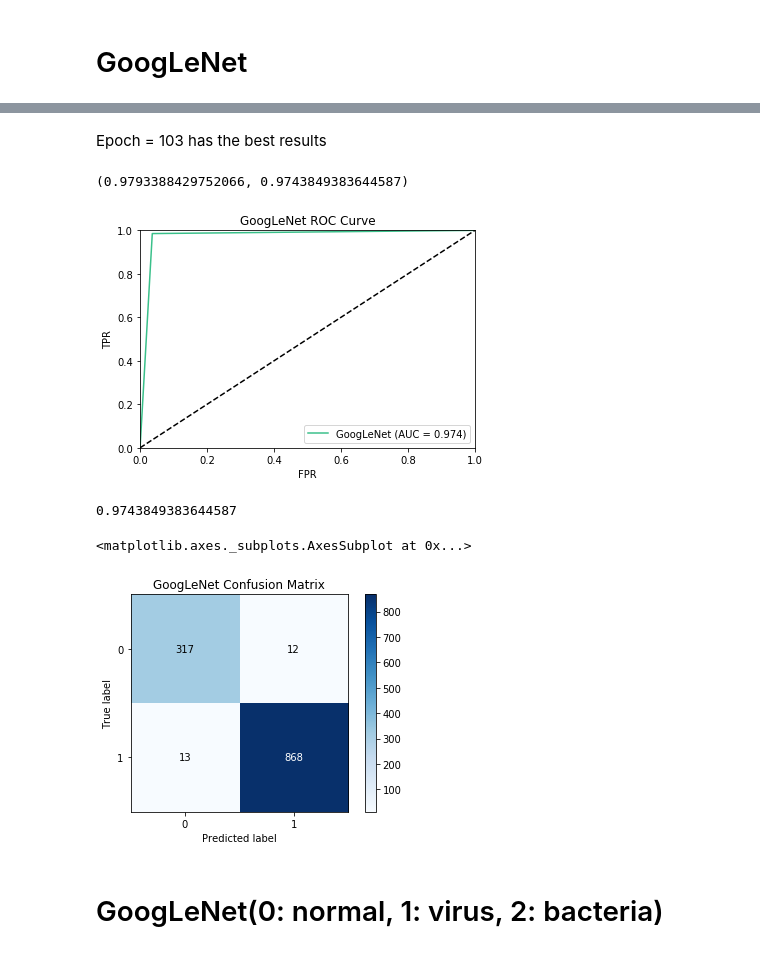
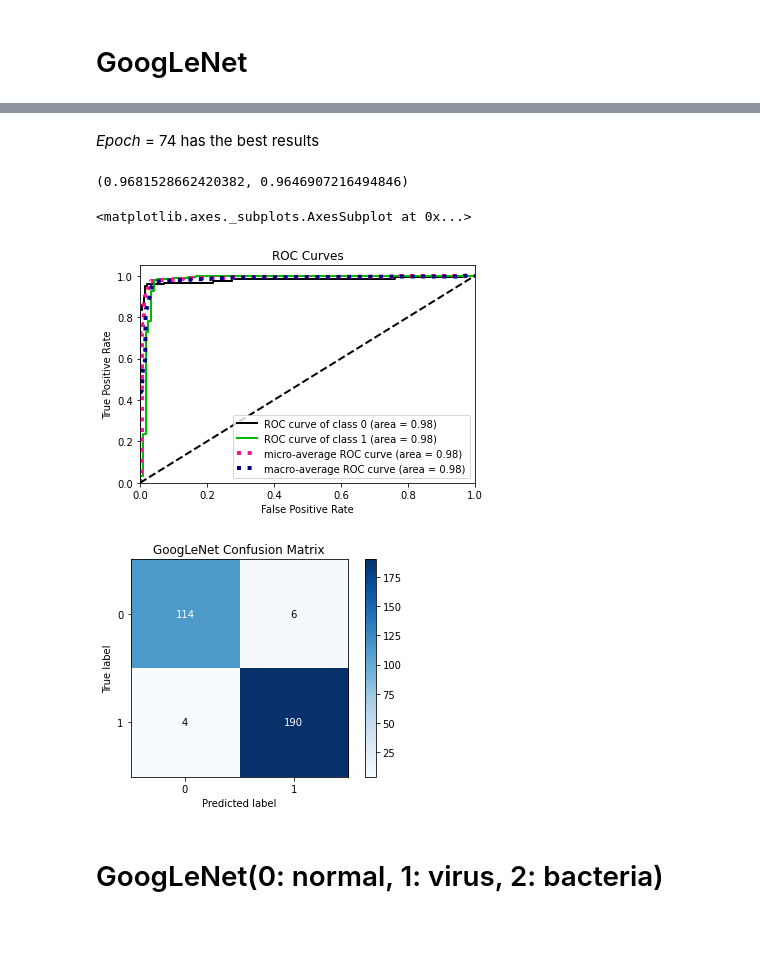
Before and after one commit to zyy2929/DeepLearningForMedicine, a Jupyter notebook: Code/visualization_results.ipynb, the cells around one changed output, grey strips where cells are left out. Drawn from its saved outputs; the diff is of its cells as text; code cells hidden in the pictures.

```diff
--- a/Code/visualization_results.ipynb
+++ b/Code/visualization_results.ipynb
@@ -396,20 +445,21 @@ plt.savefig('GoogLeNet_train.jpeg')
 # %% [markdown]
-Epoch = 103 has the best results
+*Epoch* = 74 has the best results
 # %%
-goo_valid_acc[103-1], goo_valid_auc_score[103-1]
+goo_valid_acc[74-1], goo_valid_auc_score[74-1]
 # %% [output]
-(0.9793388429752066, 0.9743849383644587)
+(0.9681528662420382, 0.9646907216494846)
-# %%
-preds, truths = pred_truth(model, valid_loader)
-plotUnivariateROC(preds, truths, 'GoogLeNet', 'GoogLeNet ROC Curve')
-# %% [output]
-[figure, removed]
-0.9743849383644587
-# %%
-skplt.metrics.plot_confusion_matrix(true_labels, pred_labels, title = 'GoogLeNet Confusion Matrix')
-# %% [output]
-<matplotlib.axes._subplots.AxesSubplot at 0x...>
-[figure, removed]
+# %%
+goo_proabs_stacked = history_googlenet['valid_probas_list'][74-1]
+goo_true_labels = history_googlenet['valid_truelabels_list'][74-1]
+goo_pred_labels = history_googlenet['valid_preds_list'][74-1]
+# %%
+import scikitplot as skplt
+skplt.metrics.plot_roc(goo_true_labels, goo_proabs_stacked)
+skplt.metrics.plot_confusion_matrix(goo_true_labels, goo_pred_labels, title = 'GoogLeNet Confusion Matrix')
+# %% [output]
+<matplotlib.axes._subplots.AxesSubplot at 0x...>
+[figure, added]
+[figure, added]
 # %% [markdown]
 # GoogLeNet(0: normal, 1: virus, 2: bacteria)
 # %%
```
Also changed, not shown: parts of 19 cells of this notebook.
